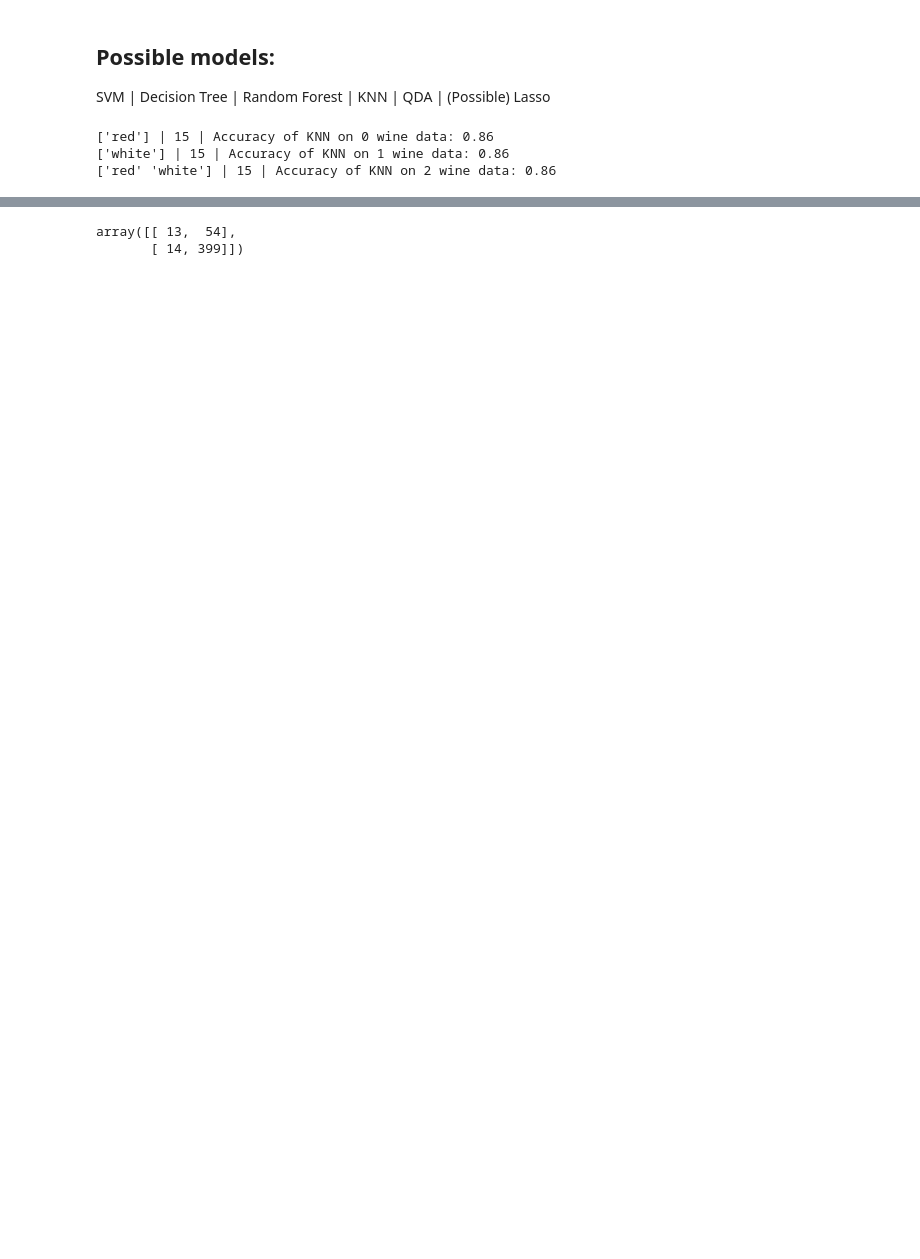
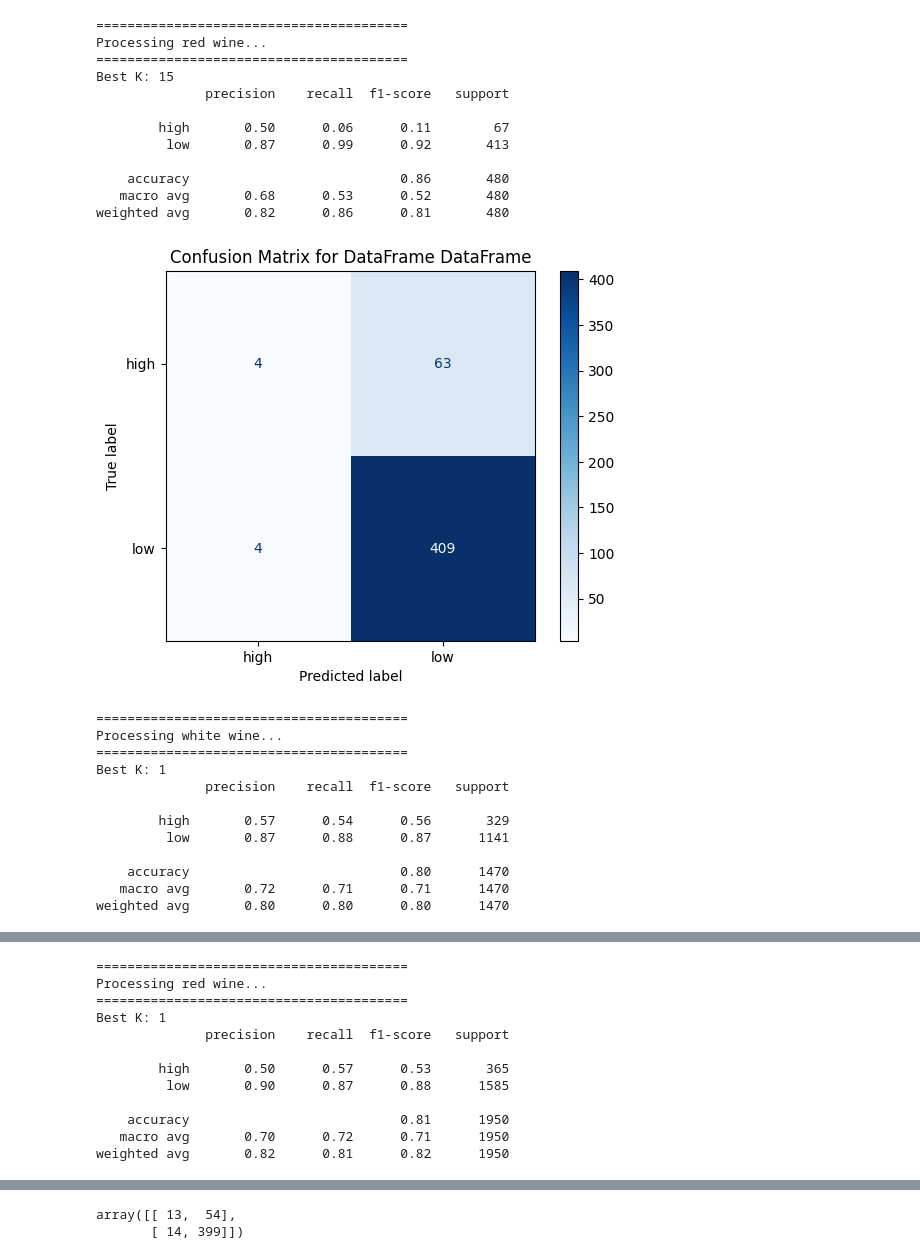
Before and after one commit to devw61/Wine_Quality_Classification, a Jupyter notebook: knn.ipynb, the cells around one changed output, grey strips where cells are left out. Cells and saved outputs as stored; diff of their text form; code cells hidden in the pictures; blank space fills up the shorter version.

```diff
--- a/knn.ipynb
+++ b/knn.ipynb
@@ -22,6 +26,3 @@ red_wine_df = df[df['color'] == 'red']
 white_wine_df = df[df['color'] == 'white']
 
 df_array = [red_wine_df, white_wine_df, df]
-# %% [markdown]
-## Possible models:
-SVM | Decision Tree | Random Forest | KNN | QDA | (Possible) Lasso
@@ -28,30 +52,49 @@ SVM | Decision Tree | Random Forest | KNN | QDA | (Possible) Lasso
 # %%
-# KNN
+for df in df_array:
+    print("=" * 40)
+    print(f"Processing {df['color'].unique()[0]} wine...")
+    print("=" * 40)
 
-from sklearn.model_selection import train_test_split
-from sklearn.neighbors import KNeighborsClassifier
-
-df_num = 0
-for df in df_array:
-    print(df["color"].unique(), end=" | ")
-    X = red_wine_df.drop(columns=['quality', 'quality_category', 'color'])
-    y = red_wine_df['quality_category']
+    X = df.drop(columns=['quality', 'quality_category', 'color'])
+    y = df['quality_category']
 
     X_train, X_test, y_train, y_test = train_test_split(X, y, test_size=0.3, random_state=42)
 
     # find optimized K value
     param_grid = {'n_neighbors': range(1, 20)}
     grid_search = GridSearchCV(KNeighborsClassifier(), param_grid, cv=5)
     grid_search.fit(X_train, y_train)
-    print(grid_search.best_params_['n_neighbors'], end=" | ")
+    print(f"Best K: {grid_search.best_params_['n_neighbors']}")
 
     knn = KNeighborsClassifier(n_neighbors=grid_search.best_params_['n_neighbors'])
     knn.fit(X_train, y_train)
 
-    accuracy = knn.score(X_test, y_test)
-    print(f'Accuracy of KNN on {df_num} wine data: {accuracy:.2f}')
-    df_num += 1
+    y_pred = knn.predict(X_test)
+    print(classification_report(y_test, y_pred))
+    confusion_matrix_plot(y_test, y_pred, knn, df)
 # %% [output]
-['red'] | 15 | Accuracy of KNN on 0 wine data: 0.86
-['white'] | 15 | Accuracy of KNN on 1 wine data: 0.86
-['red' 'white'] | 15 | Accuracy of KNN on 2 wine data: 0.86
+========================================
+Processing red wine...
+========================================
+Best K: 15
+              precision    recall  f1-score   support
+
+        high       0.50      0.06      0.11        67
+         low       0.87      0.99      0.92       413
+
+    accuracy                           0.86       480
+   macro avg       0.68      0.53      0.52       480
+weighted avg       0.82      0.86      0.81       480
+[figure, added]
+========================================
+Processing white wine...
+========================================
+Best K: 1
+              precision    recall  f1-score   support
+
+        high       0.57      0.54      0.56       329
+         low       0.87      0.88      0.87      1141
+
+    accuracy                           0.80      1470
+   macro avg       0.72      0.71      0.71      1470
+weighted avg       0.80      0.80      0.80      1470
@@ -57,0 +102,12 @@ for df in df_array:
+========================================
+Processing red wine...
+========================================
+Best K: 1
+              precision    recall  f1-score   support
+
+        high       0.50      0.57      0.53       365
+         low       0.90      0.87      0.88      1585
+
+    accuracy                           0.81      1950
+   macro avg       0.70      0.72      0.71      1950
+weighted avg       0.82      0.81      0.82      1950
```
Also changed, not shown: parts of 4 cells of this notebook, 3 other files.
